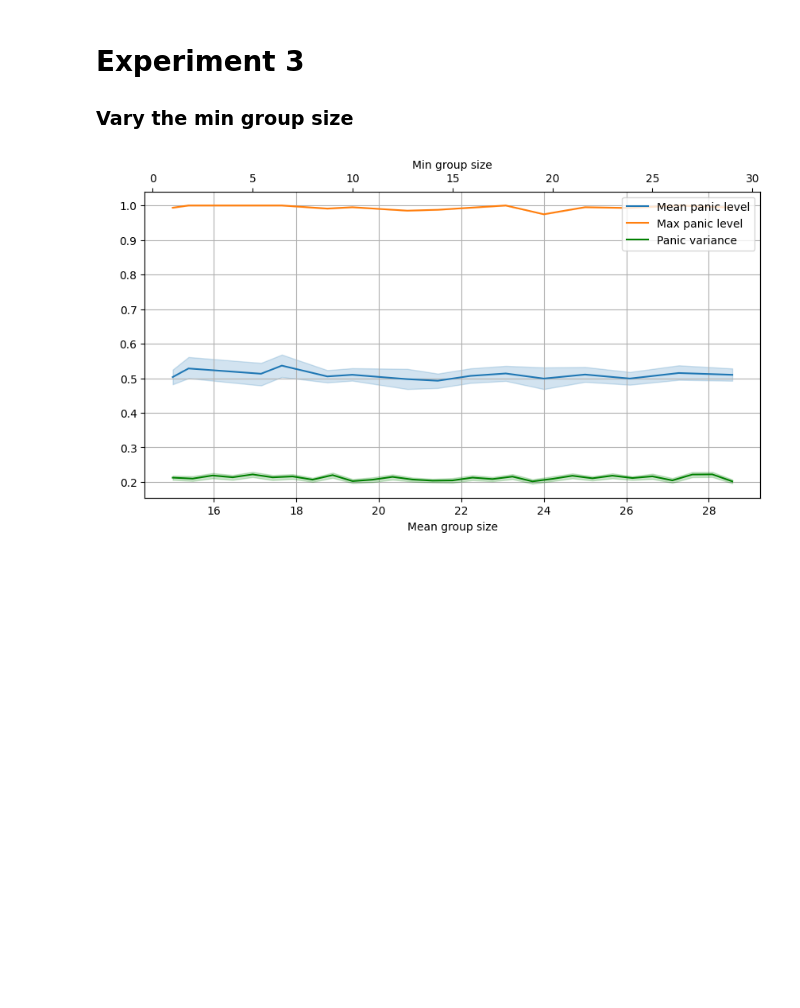
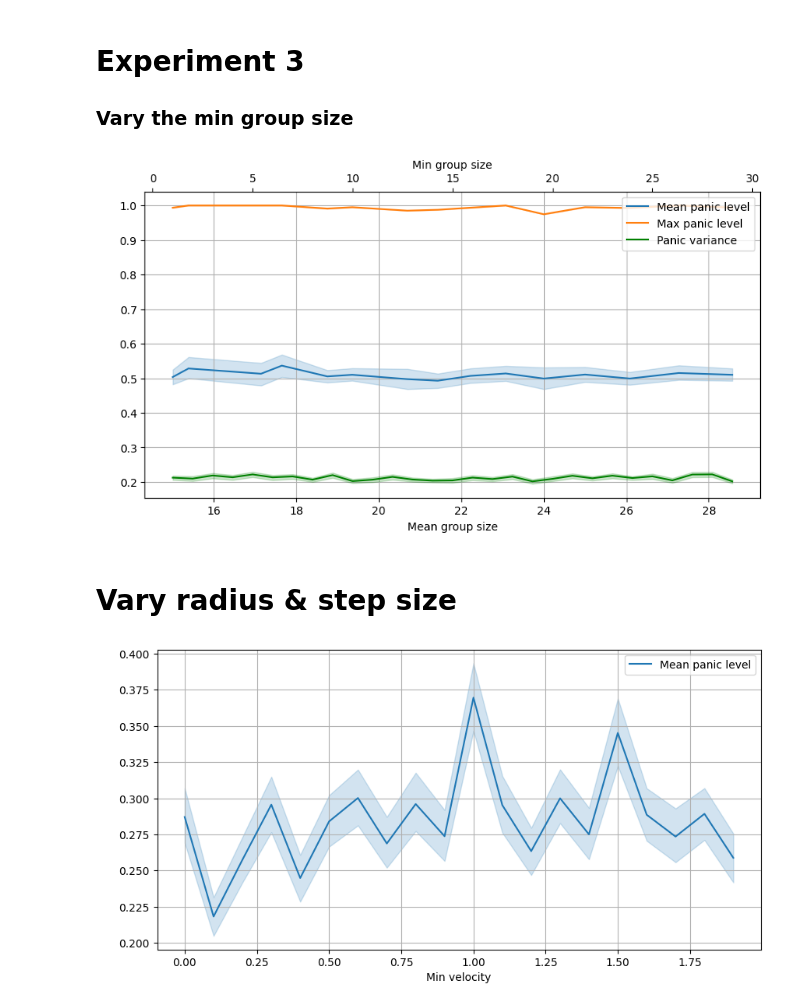
Before and after one commit to jelfes/EvacuationABM, a Jupyter notebook: batch_experiment.ipynb, the cells around one changed output. Drawn from its saved outputs; the diff is of its cells as text; code cells hidden in the pictures; blank space fills up the shorter version.

Commit message:
add min velocity as parameter

```diff
--- a/batch_experiment.ipynb
+++ b/batch_experiment.ipynb
@@ -151,7 +153,7 @@ for max_group_size in tqdm(max_group_size_cv):
         "min_group_size": 1,
         "max_group_size": max_group_size,
         "resilience": 3,
-        "mean_radius": 0.5,
+        "min_radius": 0.5,
     }
 
     model = PanicModel(**model_params)
@@ -227,7 +229,7 @@ for max_group_size in tqdm(max_group_size_cv):
         "min_group_size": 1,
         "max_group_size": max_group_size,
         "resilience": 3,
-        "mean_radius": 0.5,
+        "min_radius": 0.5,
     }
 
     model = PanicModel(**model_params)
@@ -305,7 +307,7 @@ for min_group_size in tqdm(min_group_size_cv):
         "min_group_size": min_group_size,
         "max_group_size": max_group_size,
         "resilience": 3,
-        "mean_radius": 0.5,
+        "min_radius": 0.5,
     }
 
     model = PanicModel(**model_params)
@@ -355,3 +357,12 @@ ax.get_legend().remove()
 plt.show()
 # %% [output]
 [figure]
+# %% [markdown]
+# Vary radius & step size
+# %%
+num_agents = 200
+min_group_size = 1
+max_group_size = 5
+max_iter = 1000
+num_repetitions = 100
+min_velocity_cv = np.arange(0, 2, 0.1)
@@ -357,0 +414,24 @@ plt.show()
+# %%
+fig, ax = plt.subplots(figsize=(10, 5))
+
+
+ax.grid(True)
+ax.set_xlabel("Min velocity")
+ax.set_ylabel(" ")
+
+# ax_top = ax.twiny()
+# ax_top.set_xlabel("Min group size")
+
+
+sns.lineplot(data=data, x="min_velocity", y="panic_mean", ax=ax, label="Mean panic level")
+# sns.lineplot(data=data, x="mean_velocity", y="panic_max", ax=ax, label="Max panic level")
+# sns.lineplot(data=data, x="min_group_size", y="panic_var", color="green", ax=ax_top, label="Panic variance")
+
+# lines, labels = ax.get_legend_handles_labels()
+# lines2, labels2 = ax_top.get_legend_handles_labels()
+# ax_top.legend(lines + lines2, labels + labels2, loc=0)
+# ax.get_legend().remove()
+
+plt.show()
+# %% [output]
+[figure, added]
```
Also changed, not shown: parts of 4 cells of this notebook, 2 other files.
